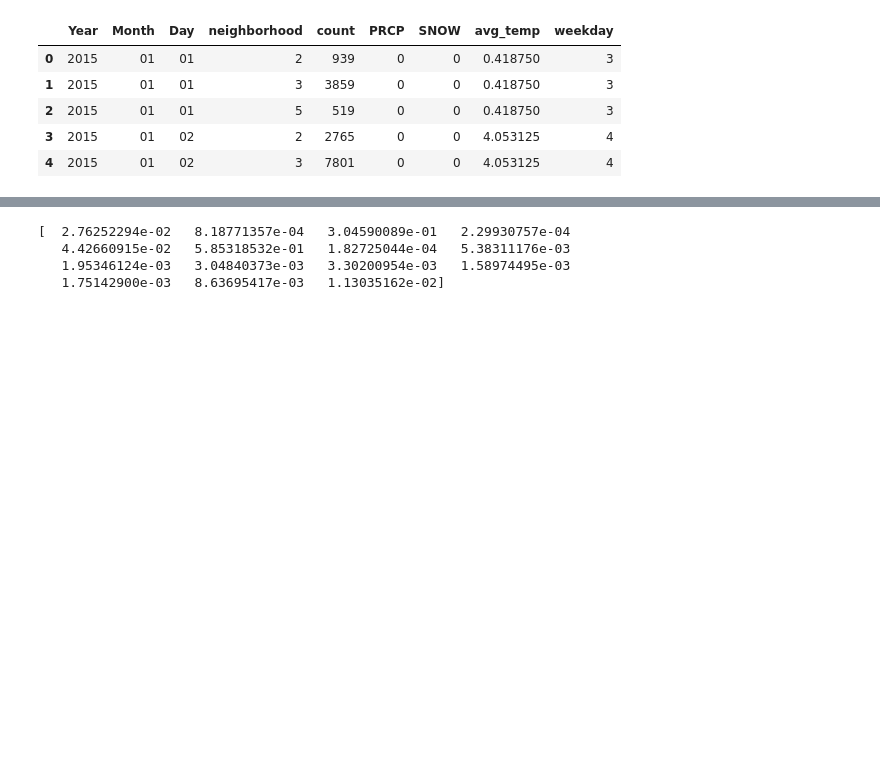
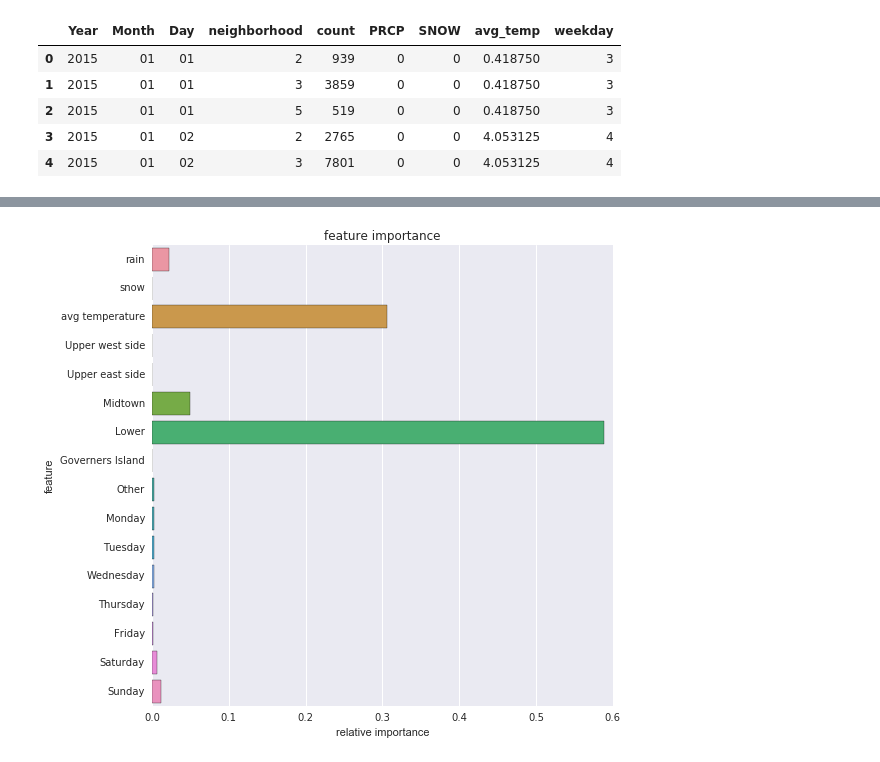
Before and after one commit to RichInCode/CitiBikeApp, a Jupyter notebook: merge_w_weather_data_2.ipynb, the cells around one changed output, grey strips where cells are left out. Cells and saved outputs as stored; diff of their text form; code cells hidden in the pictures; blank space fills up the shorter version.

```diff
--- a/merge_w_weather_data_2.ipynb
+++ b/merge_w_weather_data_2.ipynb
@@ -543,7 +557,21 @@ print rf.predict(vectorizer.transform(testdict))
-# %%
-print rf.feature_importances_
-# %% [output]
-[  2.76252294e-02   8.18771357e-04   3.04590089e-01   2.29930757e-04
-   4.42660915e-02   5.85318532e-01   1.82725044e-04   5.38311176e-03
-   1.95346124e-03   3.04840373e-03   3.30200954e-03   1.58974495e-03
-   1.75142900e-03   8.63695417e-03   1.13035162e-02]
+# %%
+import seaborn as sns
+from pylab import *
+
+figure(1, figsize=(8,8))
+ax = axes([0.1, 0.1, 0.8, 0.8])
+ax.set_title('feature importance')
+feature_importances = rf.feature_importances_
+labels = ['rain','snow','avg temperature','Upper west side','Upper east side','Midtown','Lower','Governers Island','Other','Monday','Tuesday','Wednesday','Thursday','Friday','Saturday','Sunday']
+sns.axlabel('relative importance','feature')
+fig = sns.barplot(x=feature_importances,y=['rain','snow','avg temperature','Upper west side','Upper east side','Midtown','Lower','Governers Island','Other','Monday','Tuesday','Wednesday','Thursday','Friday','Saturday','Sunday'])
+#fig = plt.bar(x=feature_importances,y=['rain','snow','avg temperature','Upper west side','Upper east side','Midtown','Lower','Governers Island','Other','Monday','Tuesday','Wednesday','Thursday','Friday','Saturday','Sunday'])
+#plt.hist(feature_importances)
+#plt.show()
+#fig.savefig('static/feature_importance.jpg')
+#explode=(0, 0.05, 0, 0)
+#pie(feature_importances,labels=labels)
+#title('feature importance')
+#show()
+# %% [output]
+[figure, added]
```
Also changed, not shown: parts of 14 cells of this notebook, 57 other files.
